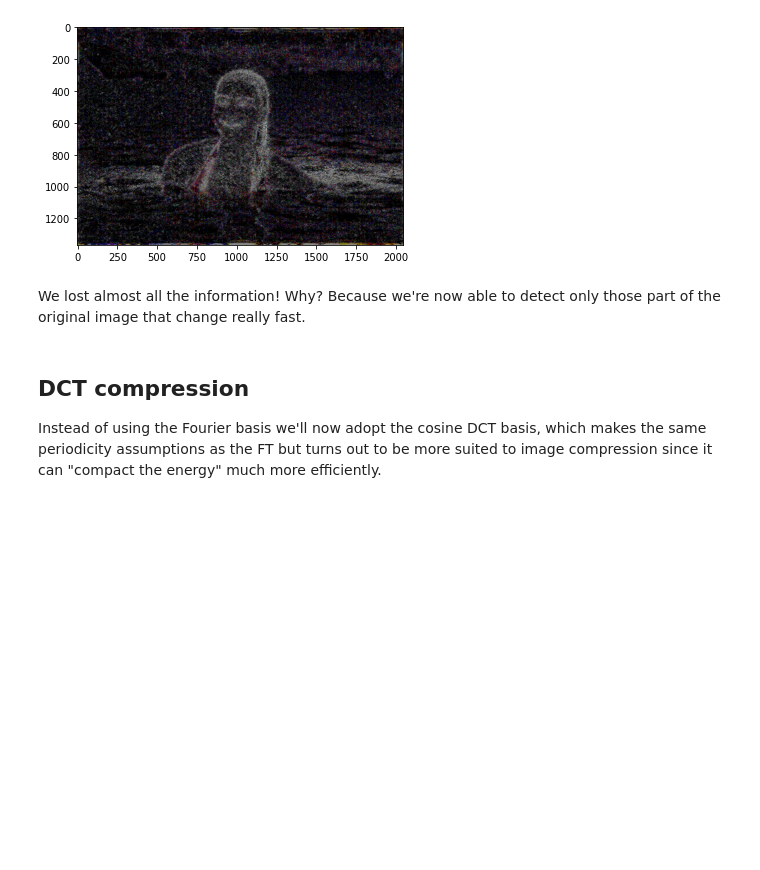
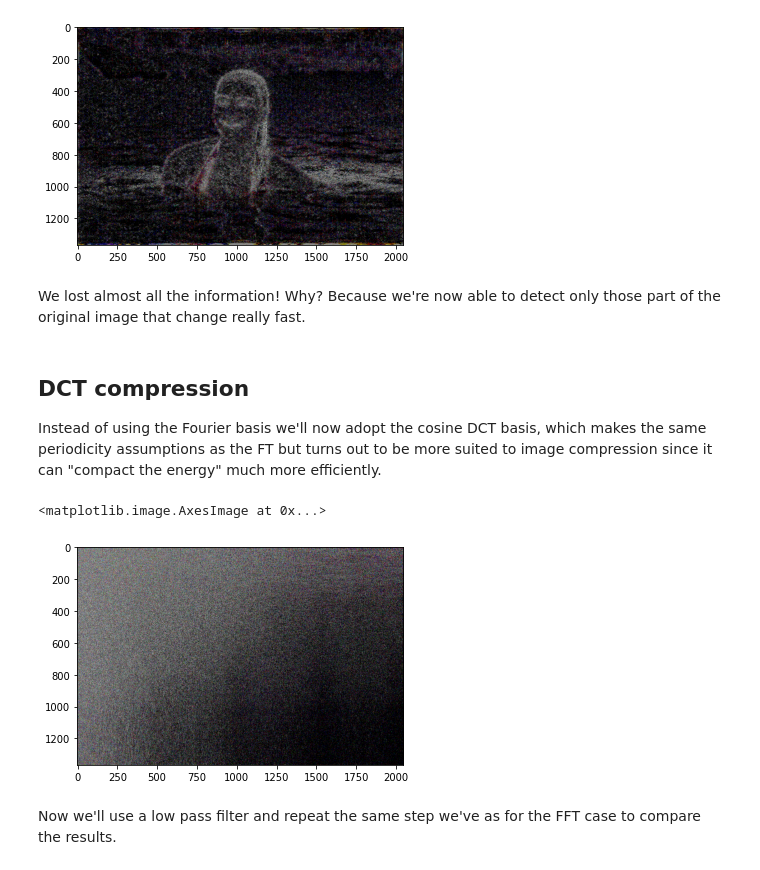
Before and after one commit to GiuliaLanzillotta/My-ML-exercises, a Jupyter notebook: Signal_processing.ipynb, the cells around one changed output. Cells and saved outputs as stored; diff of their text form; code cells hidden in the pictures; blank space fills up the shorter version.

```diff
--- a/Signal_processing.ipynb
+++ b/Signal_processing.ipynb
@@ -567,3 +567,11 @@ We lost almost all the information! Why? Because we're now able to detect only t
 ## DCT compression
 
 Instead of using the Fourier basis we'll now adopt the cosine DCT basis, which makes the same periodicity assumptions as the FT but turns out to be more suited to image compression since it can "compact the energy" much more efficiently.
+# %%
+spectrum_dct = fp.dctn((fp.dctn(data, norm='ortho', axes=1)), norm='ortho', axes=0)
+pyplot.imshow(spectrum_dct.astype("uint8"))
+# %% [output]
+<matplotlib.image.AxesImage at 0x...>
+[figure, added]
+# %% [markdown]
+Now we'll use a low pass filter and repeat the same step we've as for the FFT case to compare the results.
```
Also changed, not shown: parts of 8 cells of this notebook.
